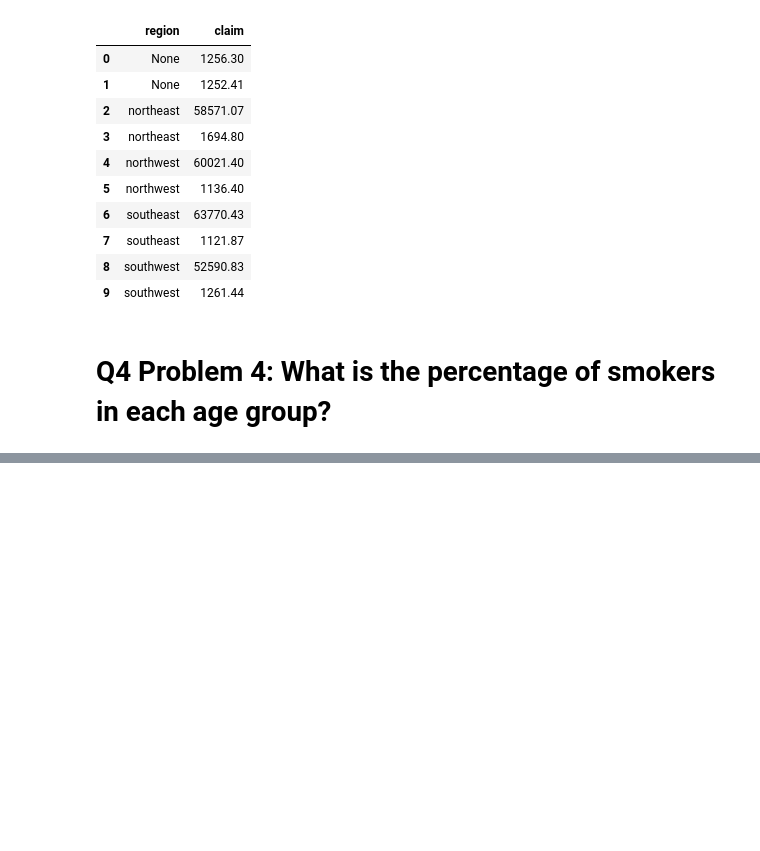
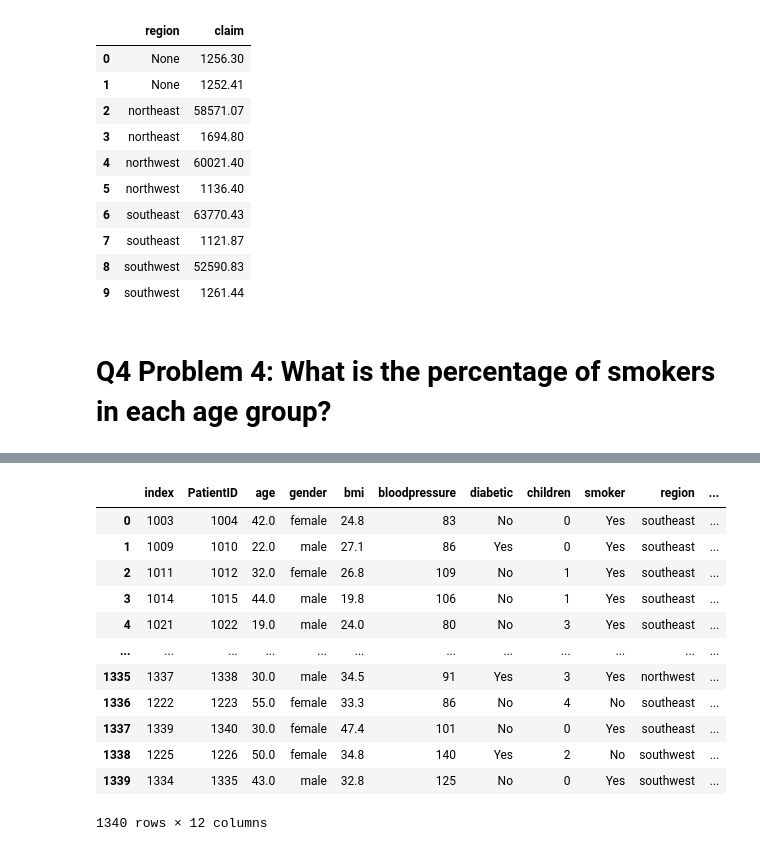
Before and after one commit to mmilannaik/bostonhousepricing, a Jupyter notebook: W16S1_SQL_Window_01Task.ipynb, the cells around one changed output, grey strips where cells are left out. Drawn from its saved outputs; the diff is of its cells as text; code cells hidden in the pictures; blank space fills up the shorter version.

```diff
--- a/W16S1_SQL_Window_01Task.ipynb
+++ b/W16S1_SQL_Window_01Task.ipynb
@@ -132,0 +310,22 @@ WHERE t.rank_region_DESC = 1 OR t.rank_region_ASC =1
+# %%
+pysqldf('''
+SELECT *,
+(MAX(claim) OVER(PARTITION BY region,smoker)-claim) AS 'claim_diff'
+FROM insur
+ORDER BY claim_diff DESC
+
+''')
+# %% [output]
+|  | index | PatientID | age | gender | bmi | bloodpressure | diabetic | children | smoker | region | ... |
+| 0 | 1003 | 1004 | 42.0 | female | 24.8 | 83 | No | 0 | Yes | southeast | ... |
+| 1 | 1009 | 1010 | 22.0 | male | 27.1 | 86 | Yes | 0 | Yes | southeast | ... |
+| 2 | 1011 | 1012 | 32.0 | female | 26.8 | 109 | No | 1 | Yes | southeast | ... |
+| 3 | 1014 | 1015 | 44.0 | male | 19.8 | 106 | No | 1 | Yes | southeast | ... |
+| 4 | 1021 | 1022 | 19.0 | male | 24.0 | 80 | No | 3 | Yes | southeast | ... |
+| ... | ... | ... | ... | ... | ... | ... | ... | ... | ... | ... | ... |
+| 1335 | 1337 | 1338 | 30.0 | male | 34.5 | 91 | Yes | 3 | Yes | northwest | ... |
+| 1336 | 1222 | 1223 | 55.0 | female | 33.3 | 86 | No | 4 | No | southeast | ... |
+| 1337 | 1339 | 1340 | 30.0 | female | 47.4 | 101 | No | 0 | Yes | southeast | ... |
+| 1338 | 1225 | 1226 | 50.0 | female | 34.8 | 140 | Yes | 2 | No | southwest | ... |
+| 1339 | 1334 | 1335 | 43.0 | male | 32.8 | 125 | No | 0 | Yes | southwest | ... |
+1340 rows × 12 columns
```
Also changed, not shown: parts of 20 cells of this notebook.
